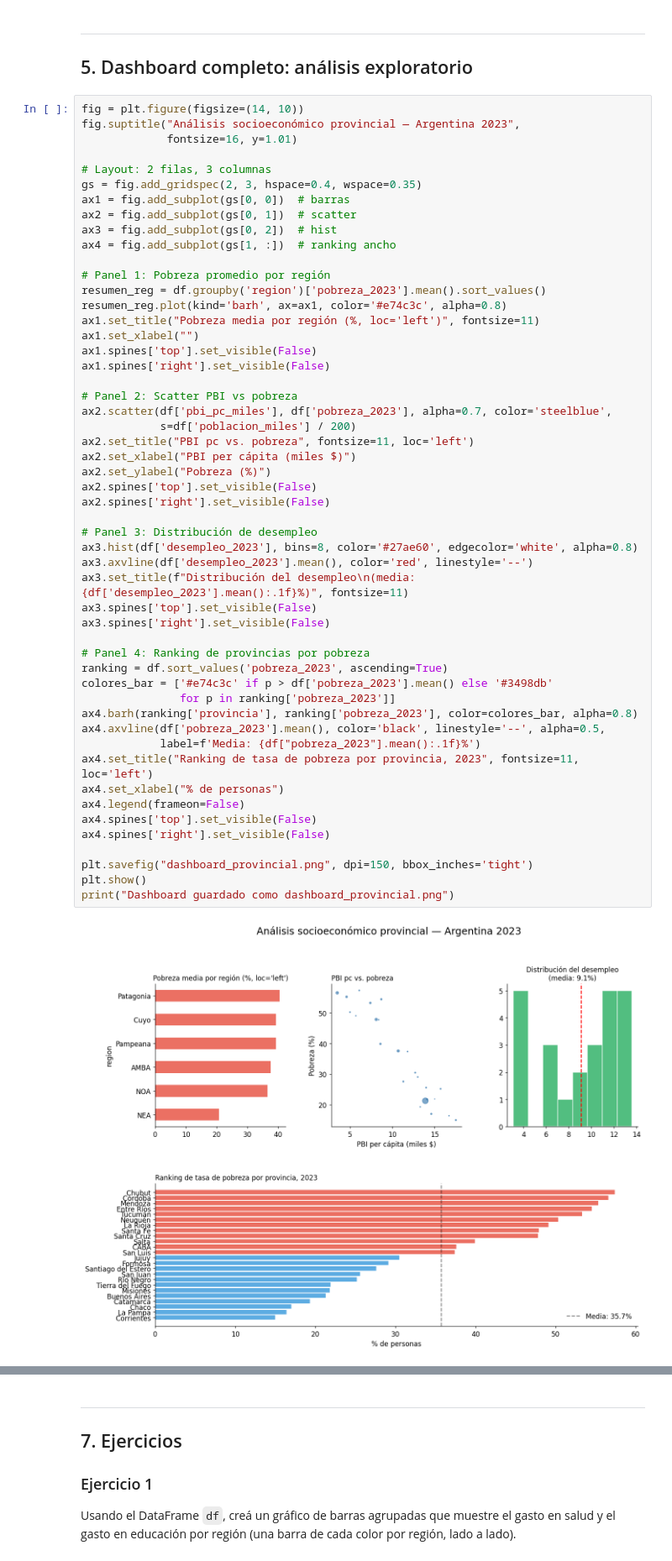
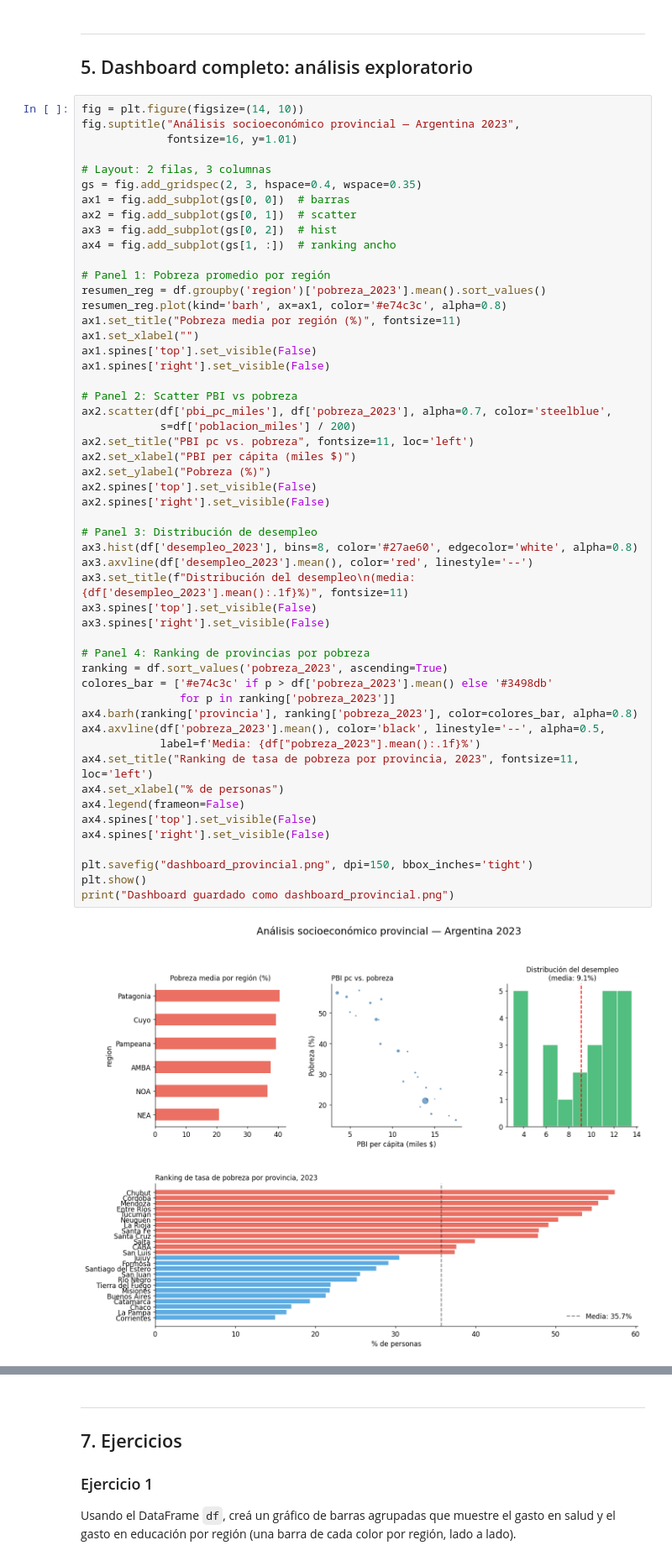
Before and after one commit to dbrisaro/Python-y-Politicas-Publicas---Risaro, a Jupyter notebook: _sources/M01_C07_Pandas_Matplotlib.ipynb, the cells around one changed output, grey strips where cells are left out. Shown at 84% size. Cells and saved outputs as stored; diff of their text form.

```diff
--- a/_sources/M01_C07_Pandas_Matplotlib.ipynb
+++ b/_sources/M01_C07_Pandas_Matplotlib.ipynb
@@ -243,7 +243,7 @@ ax4 = fig.add_subplot(gs[1, :])  # ranking ancho
 # Panel 1: Pobreza promedio por región
 resumen_reg = df.groupby('region')['pobreza_2023'].mean().sort_values()
 resumen_reg.plot(kind='barh', ax=ax1, color='#e74c3c', alpha=0.8)
-ax1.set_title("Pobreza media por región (%, loc='left')", fontsize=11)
+ax1.set_title("Pobreza media por región (%)", fontsize=11)
 ax1.set_xlabel("")
 ax1.spines['top'].set_visible(False)
 ax1.spines['right'].set_visible(False)
@@ -254,34 +254,34 @@ ax2.scatter(df['pbi_pc_miles'], df['pobreza_2023'], alpha=0.7, color='steelblue'
 ax2.set_title("PBI pc vs. pobreza", fontsize=11, loc='left')
 ax2.set_xlabel("PBI per cápita (miles $)")
 ax2.set_ylabel("Pobreza (%)")
 ax2.spines['top'].set_visible(False)
 ax2.spines['right'].set_visible(False)
 
 # Panel 3: Distribución de desempleo
 ax3.hist(df['desempleo_2023'], bins=8, color='#27ae60', edgecolor='white', alpha=0.8)
 ax3.axvline(df['desempleo_2023'].mean(), color='red', linestyle='--')
 ax3.set_title(f"Distribución del desempleo\n(media: {df['desempleo_2023'].mean():.1f}%)", fontsize=11)
 ax3.spines['top'].set_visible(False)
 ax3.spines['right'].set_visible(False)
 
 # Panel 4: Ranking de provincias por pobreza
 ranking = df.sort_values('pobreza_2023', ascending=True)
 colores_bar = ['#e74c3c' if p > df['pobreza_2023'].mean() else '#3498db'
                for p in ranking['pobreza_2023']]
 ax4.barh(ranking['provincia'], ranking['pobreza_2023'], color=colores_bar, alpha=0.8)
 ax4.axvline(df['pobreza_2023'].mean(), color='black', linestyle='--', alpha=0.5,
             label=f'Media: {df["pobreza_2023"].mean():.1f}%')
 ax4.set_title("Ranking de tasa de pobreza por provincia, 2023", fontsize=11, loc='left')
 ax4.set_xlabel("% de personas")
 ax4.legend(frameon=False)
 ax4.spines['top'].set_visible(False)
 ax4.spines['right'].set_visible(False)
 
 plt.savefig("dashboard_provincial.png", dpi=150, bbox_inches='tight')
 plt.show()
 print("Dashboard guardado como dashboard_provincial.png")
 # %% [output]
-[figure, old version]
+[figure, new version]
 Dashboard guardado como dashboard_provincial.png
 # %% [markdown]
 ---
```
Also changed, not shown: 39 other files.
